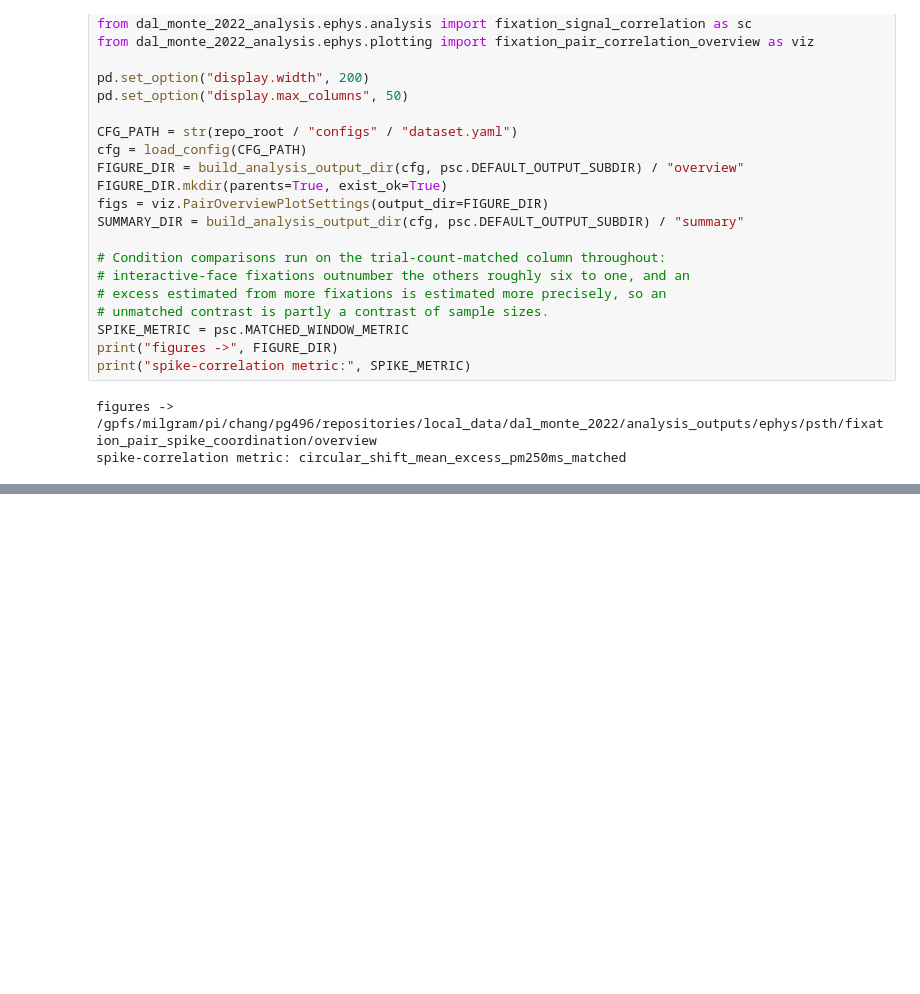
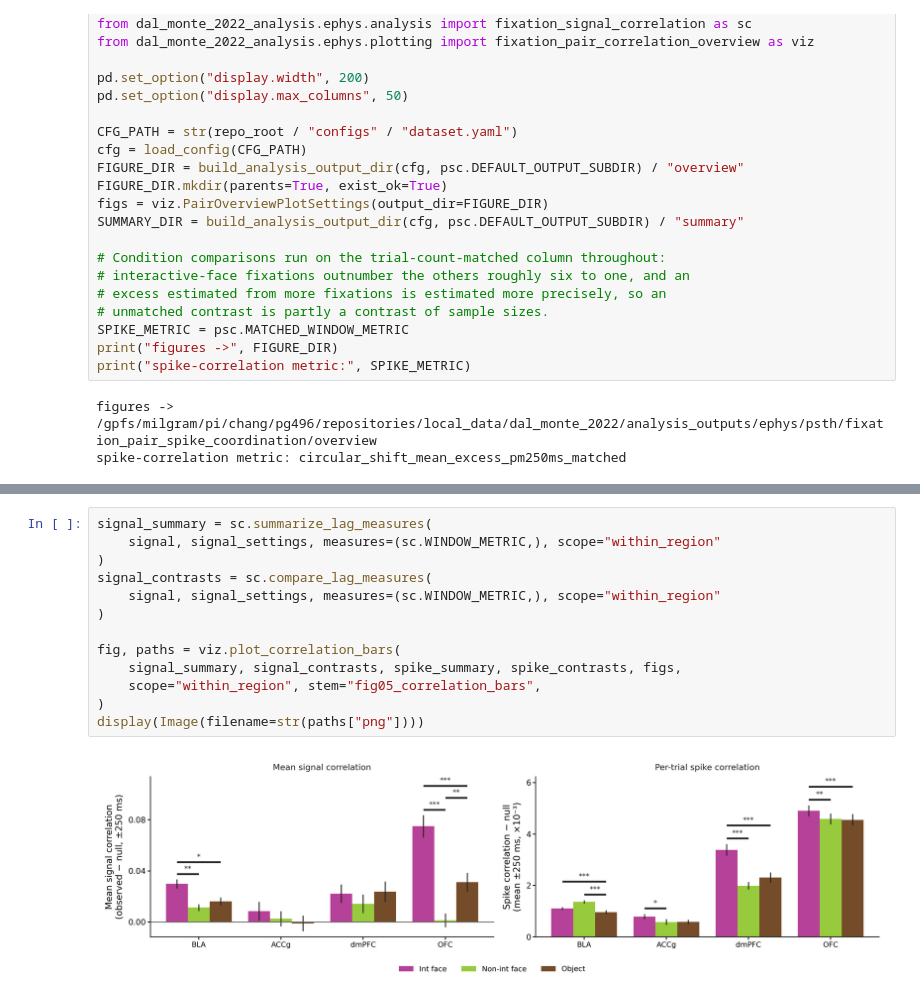
Before and after one commit to gprabaha/dal_monte_2022_analysis, a Jupyter notebook: notebooks/pair_correlation_overview/pair_correlation_overview.ipynb, the cells around one changed output, grey strips where cells are left out. Saved outputs shown, nothing was run; the diff lists cells and outputs as text; blank space fills up the shorter version.

```diff
--- a/notebooks/pair_correlation_overview/pair_correlation_overview.ipynb
+++ b/notebooks/pair_correlation_overview/pair_correlation_overview.ipynb
@@ -972,0 +583,15 @@ fire together while representing it.
+# %%
+signal_summary = sc.summarize_lag_measures(
+    signal, signal_settings, measures=(sc.WINDOW_METRIC,), scope="within_region"
+)
+signal_contrasts = sc.compare_lag_measures(
+    signal, signal_settings, measures=(sc.WINDOW_METRIC,), scope="within_region"
+)
+
+fig, paths = viz.plot_correlation_bars(
+    signal_summary, signal_contrasts, spike_summary, spike_contrasts, figs,
+    scope="within_region", stem="fig05_correlation_bars",
+)
+display(Image(filename=str(paths["png"])))
+# %% [output]
+[figure, added]
```
Also changed, not shown: parts of 41 cells of this notebook, 7 other files.
